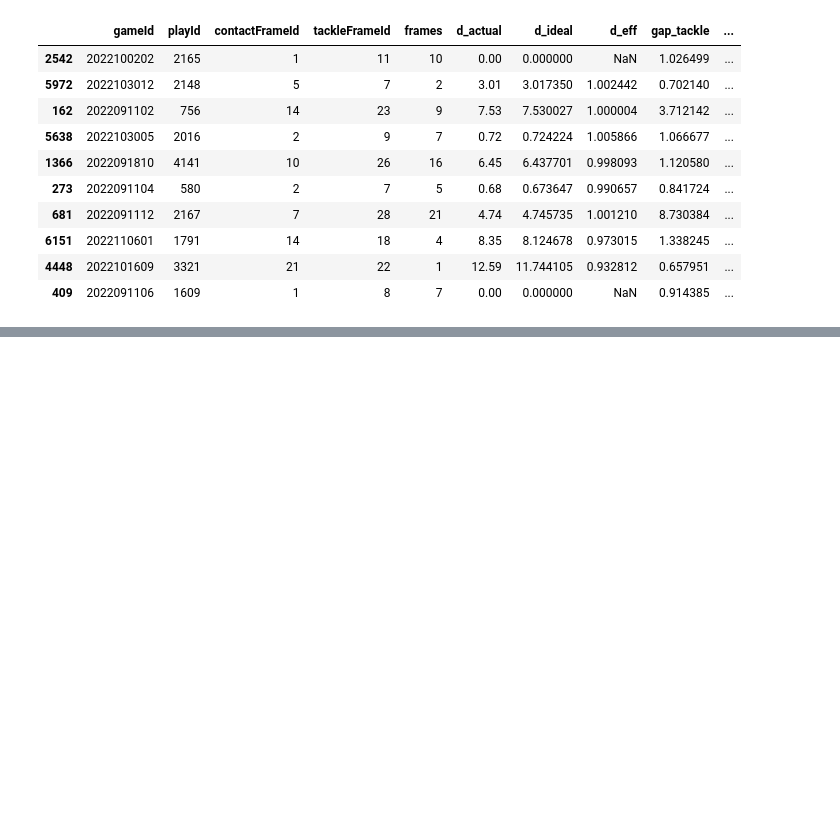
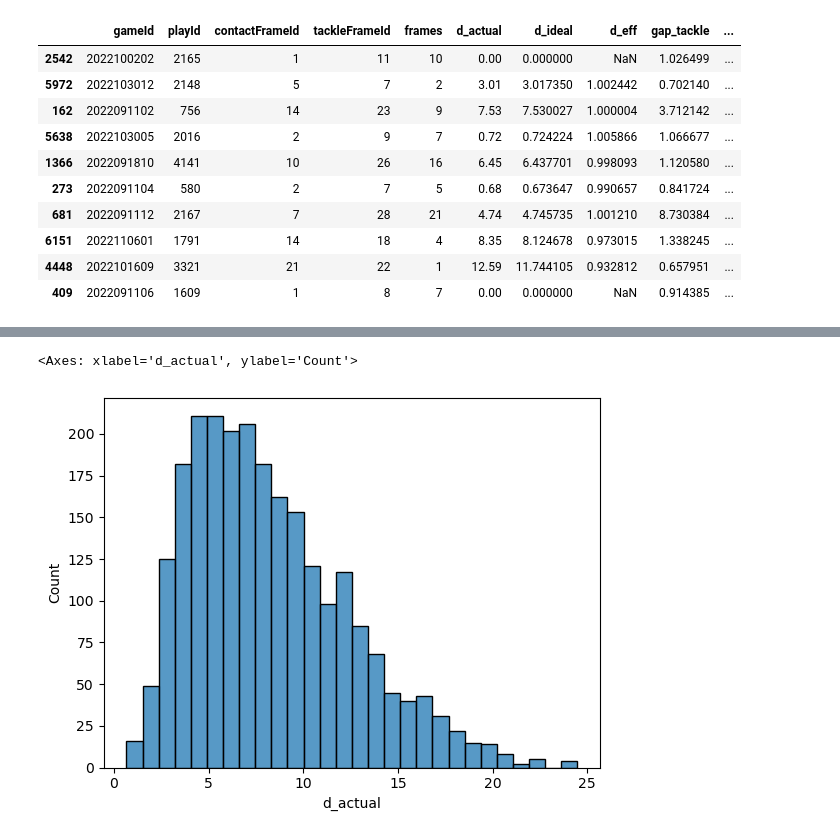
Before and after one commit to pschlais/kaggle_nfl_bdb_2024, a Jupyter notebook: feat_build.ipynb, the cells around one changed output, grey strips where cells are left out. Saved outputs shown, nothing was run; the diff lists cells and outputs as text; code cells hidden in the pictures; blank space fills up the shorter version.

Commit message:
created metrics

```diff
--- a/feat_build.ipynb
+++ b/feat_build.ipynb
@@ -132,7 +132,8 @@ metric_df.sort_values('s_downfield_contact_t', ascending=True).head(10)
 # %%
 metric_df['tackle_category'] = np.where(metric_df.s_downfield_contact_t <= 1, 'proactive', 'reactive')
 # %%
-(
+# add player names and positions for tackler and ballcarrier on each play
+metric_df = (
     metric_df
     .merge(
         tackle_df.query('tackle==1').merge(player_df[['nflId','displayName','position']].add_suffix('_t'), left_on='nflId', right_on='nflId_t', how='left')[['gameId','playId','nflId_t','displayName_t','position_t']],
@@ -164,0 +168,6 @@ metric_df['tackle_category'] = np.where(metric_df.s_downfield_contact_t <= 1, 'p
+# %%
+from sklearn.preprocessing import MinMaxScaler
+
+sdd_scaler = MinMaxScaler()
+
+metric_df['drive_metric'] = sdd_scaler.fit_transform(metric_df[['s_downfield_delta']])
@@ -164,0 +191,4 @@ metric_df['tackle_category'] = np.where(metric_df.s_downfield_contact_t <= 1, 'p
+# %%
+def feat_gap_metric(gap_ser: pd.Series) -> np.ndarray:
+    # scales the gap to a metric 0-1
+    return np.where(gap_ser <= 1.2, 1, np.where(gap_ser <= 2, 1 - (gap_ser - 1.2) / 0.8, 0))
@@ -164,0 +210,3 @@ metric_df['tackle_category'] = np.where(metric_df.s_downfield_contact_t <= 1, 'p
+# %%
+metric_df = metric_df.assign(tackle_gap_metric = lambda df: feat_gap_metric(df['gap_tackle']))
+metric_df
@@ -164,0 +231,5 @@ metric_df['tackle_category'] = np.where(metric_df.s_downfield_contact_t <= 1, 'p
+# %%
+sns.histplot(metric_df.loc[(metric_df.tackle_category=='proactive') & (metric_df.contactFrameId > 20),:].d_actual)
+# %% [output]
+<Axes: xlabel='d_actual', ylabel='Count'>
+[figure, added]
```
Also changed, not shown: parts of 14 cells of this notebook, 2 other files.
